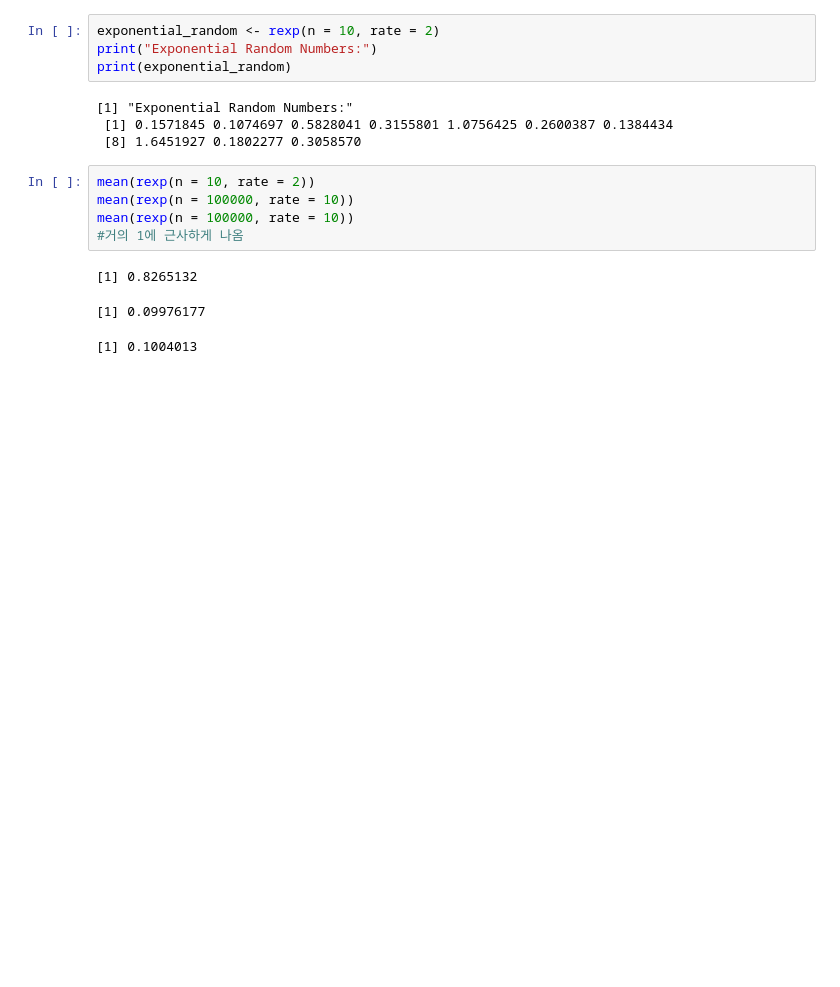
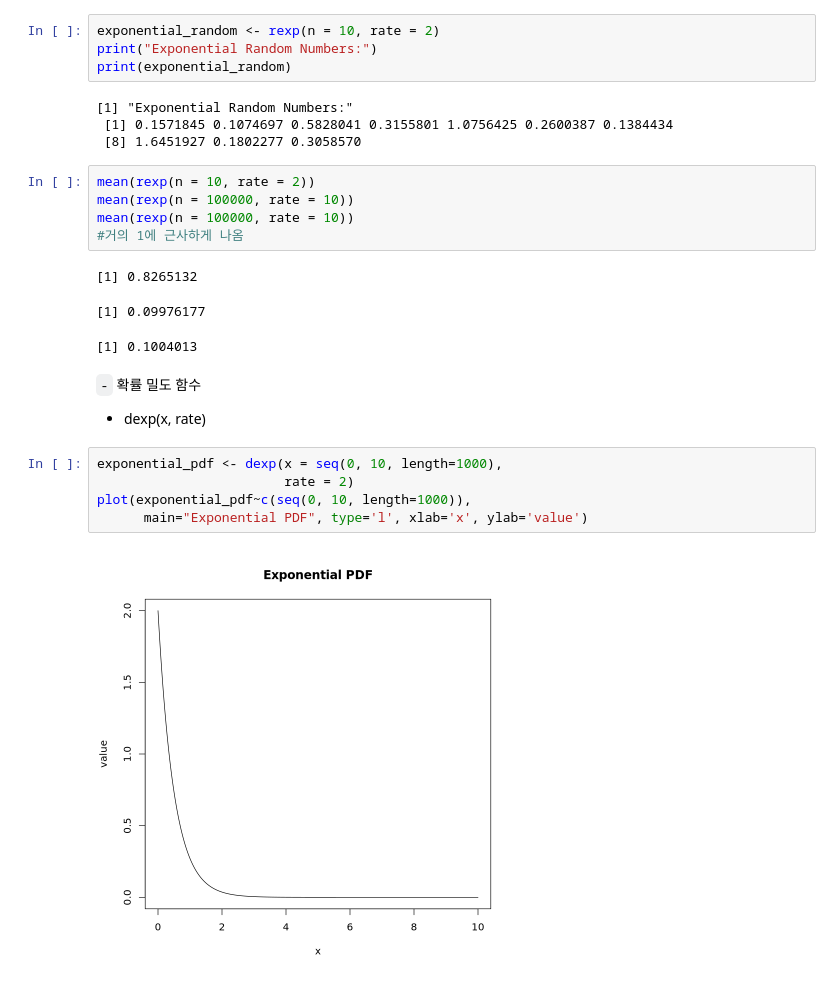
Before and after one commit to SangMin1208/DC2025, a Jupyter notebook: posts/1.R_distributions.ipynb, the cells around one changed output. Saved outputs shown, nothing was run; the diff lists cells and outputs as text; blank space fills up the shorter version.

```diff
--- a/posts/1.R_distributions.ipynb
+++ b/posts/1.R_distributions.ipynb
@@ -171,3 +171,14 @@ mean(rexp(n = 100000, rate = 10))
 [1] 0.8265132
 [1] 0.09976177
 [1] 0.1004013
+# %% [markdown]
+`-` 확률 밀도 함수
+
+* dexp(x, rate)
+# %%
+exponential_pdf <- dexp(x = seq(0, 10, length=1000),
+                        rate = 2)
+plot(exponential_pdf~c(seq(0, 10, length=1000)),
+      main="Exponential PDF", type='l', xlab='x', ylab='value')
+# %% [output]
+[figure, added]
```
Also changed, not shown: parts of 39 cells of this notebook, 16 other files.
